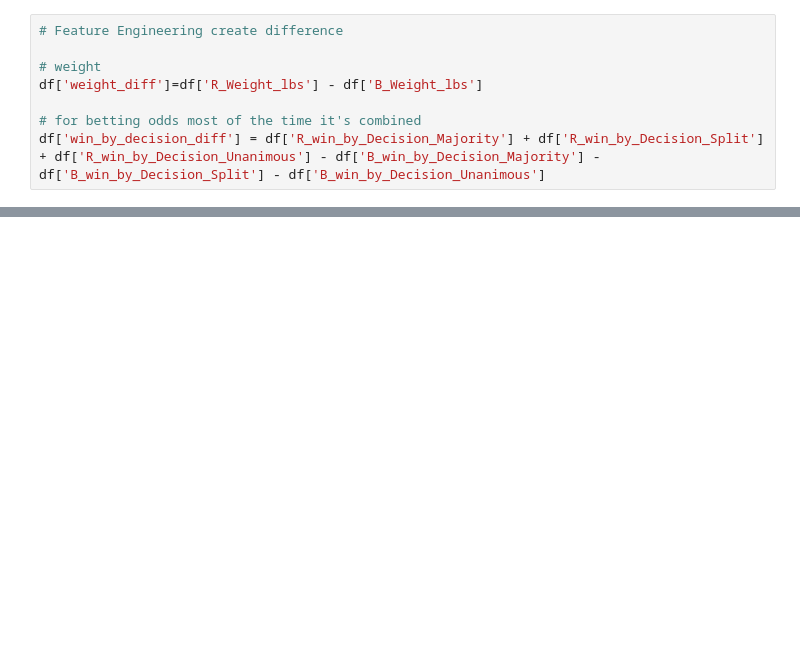
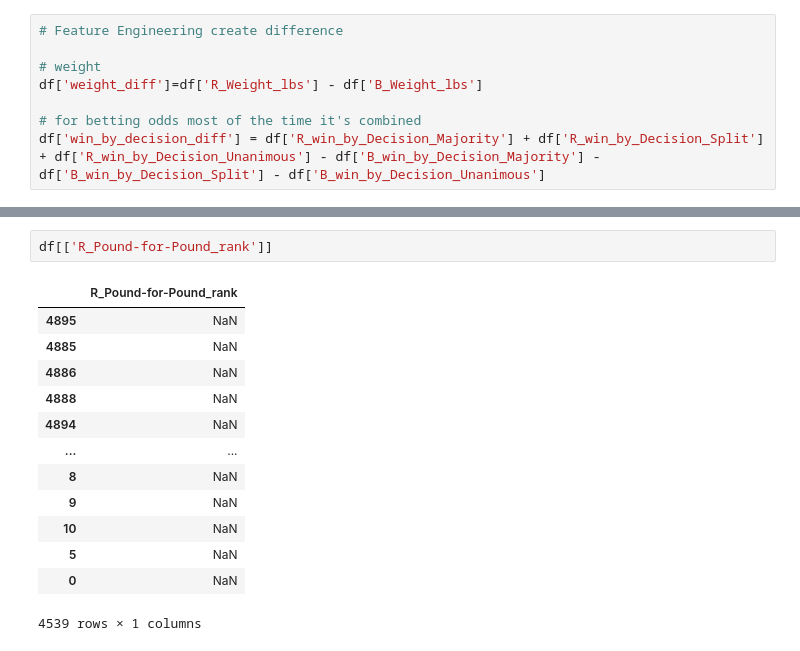
Before and after one commit to LazarAdamovic/UFC-fight-predictor, a Jupyter notebook: Attempt_2/preprocessing.ipynb, the cells around one changed output, grey strips where cells are left out. Drawn from its saved outputs; the diff is of its cells as text; blank space fills up the shorter version.

```diff
--- a/Attempt_2/preprocessing.ipynb
+++ b/Attempt_2/preprocessing.ipynb
@@ -255,3 +245,19 @@ df
+# %%
+df[['R_Pound-for-Pound_rank']]
+# %% [output]
+|  | R_Pound-for-Pound_rank |
+| 4895 | NaN |
+| 4885 | NaN |
+| 4886 | NaN |
+| 4888 | NaN |
+| 4894 | NaN |
+| ... | ... |
+| 8 | NaN |
+| 9 | NaN |
+| 10 | NaN |
+| 5 | NaN |
+| 0 | NaN |
+4539 rows × 1 columns
 # %%
 df.describe()
 # %% [output]
```
Also changed, not shown: parts of 13 cells of this notebook, 2 other files.
